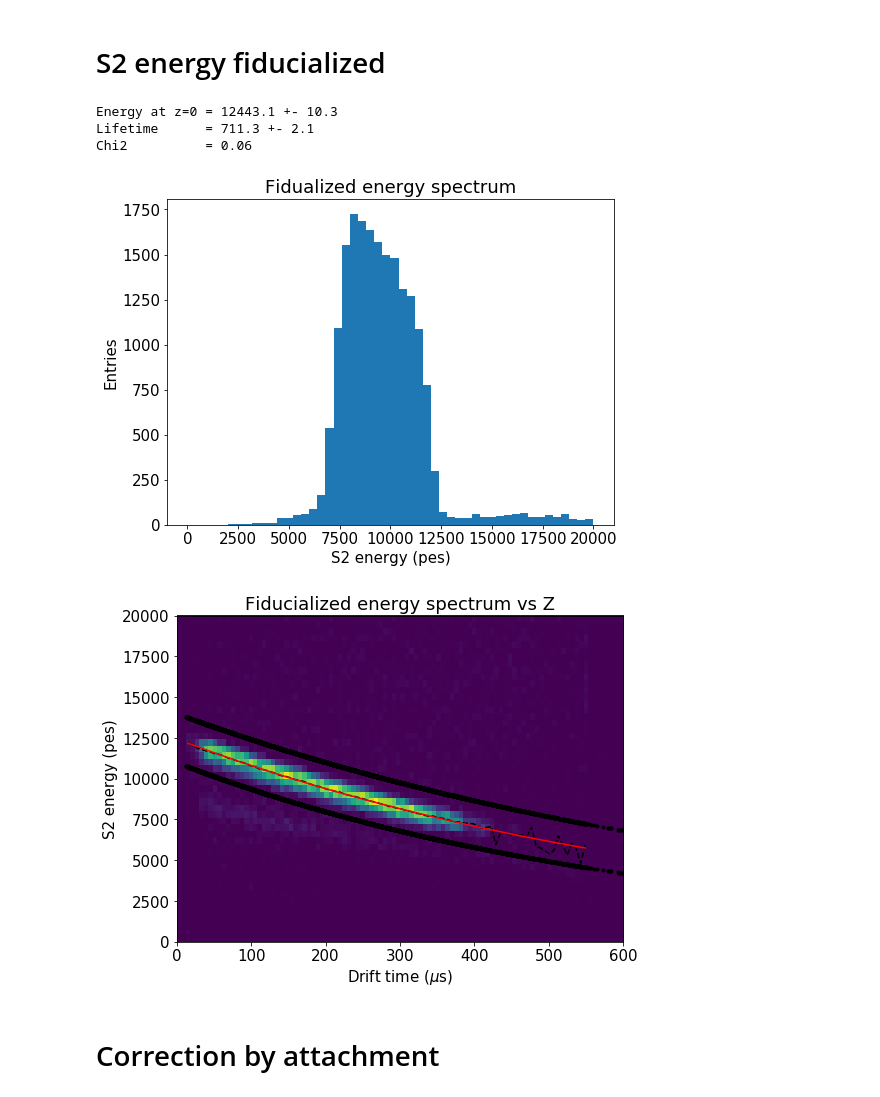
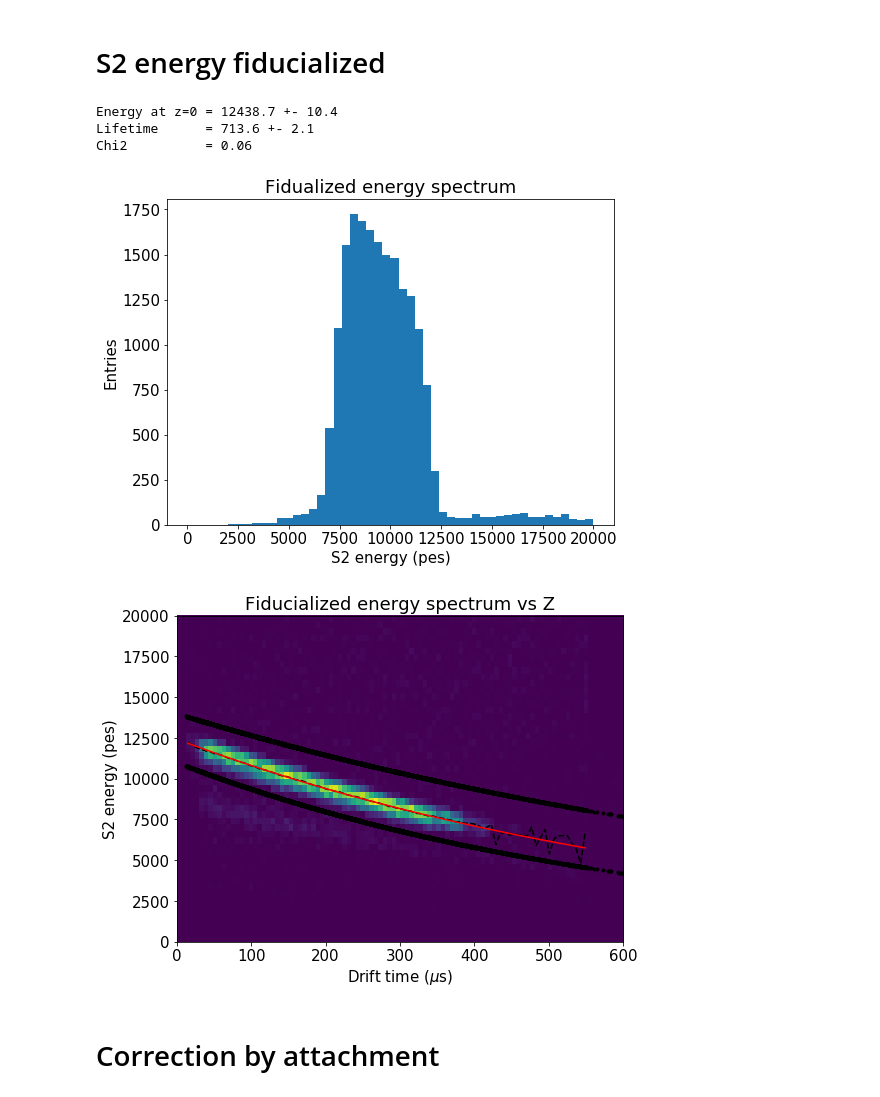
Before and after one commit to gonzaponte/ICARO, a Jupyter notebook: icaro/KrMay/Run4119.ipynb, the cells around one changed output. Saved outputs shown, nothing was run; the diff lists cells and outputs as text; code cells hidden in the pictures.

```diff
--- a/icaro/KrMay/Run4119.ipynb
+++ b/icaro/KrMay/Run4119.ipynb
@@ -309,37 +309,37 @@ Ratio: 0.2569005417006038
 # %%
 hist(fid.S2e, 50, range=Erange_raw)
 labels("S2 energy (pes)", "Entries", "Fidualized energy spectrum")
 save("S2energy_fiducial")
 
 low_cut   = 11000 * np.exp(-0.0016*fid.Z.values)
-high_cut  = 14000 * np.exp(-0.0012*fid.Z.values)
+high_cut  = 14000 * np.exp(-0.0010*fid.Z.values)
 sel       = coref.in_range(fid.S2e.values, low_cut, high_cut) # remove low and high E background
 
 hist2d(fid.Z, fid.S2e, (100, 50), range=(Zrange, Erange_raw))
 x, y, u_y = fitf.profileX(fid.Z[sel], fid.S2e[sel], 100, xrange=Zrange, yrange=Erange_raw)
 
 plt.plot(x, y, profOpt)
 plt.plot(fid.Z.values,  low_cut, "k.")
 plt.plot(fid.Z.values, high_cut, "k.")
 
 seed = np.max(y), (x[15] - x[5])/np.log(y[15]/y[5])
 f    = fitf.fit(fitf.expo, x, y, seed, fit_range=Zrange_LT, sigma=u_y)
 
 plt.plot(x, f.fn(x), fitOpt)
 print("Energy at z=0 = {:.1f} +- {:.1f}".format( f.values[0], f.errors[0]))
 print("Lifetime      = {:.1f} +- {:.1f}".format(-f.values[1], f.errors[1]))
 print("Chi2          = {:.2f}          ".format(f.chi2))
 
 labels("Drift time ($\mu$s)", "S2 energy (pes)", "Fiducialized energy spectrum vs Z")
 save("S2energyvsZ_fiducial")
 
 Zcorr = corrf.LifetimeCorrection(-f.values[1], f.errors[1])
 # %% [output]
-Energy at z=0 = 12443.1 +- 10.3
-Lifetime      = 711.3 +- 2.1
+Energy at z=0 = 12438.7 +- 10.4
+Lifetime      = 713.6 +- 2.1
 Chi2          = 0.06
 [figure]
-[figure, old version]
+[figure, new version]
 # %% [markdown]
 # Correction by attachment
 # %%
```
Also changed, not shown: parts of 8 cells of this notebook, 14 other files.
